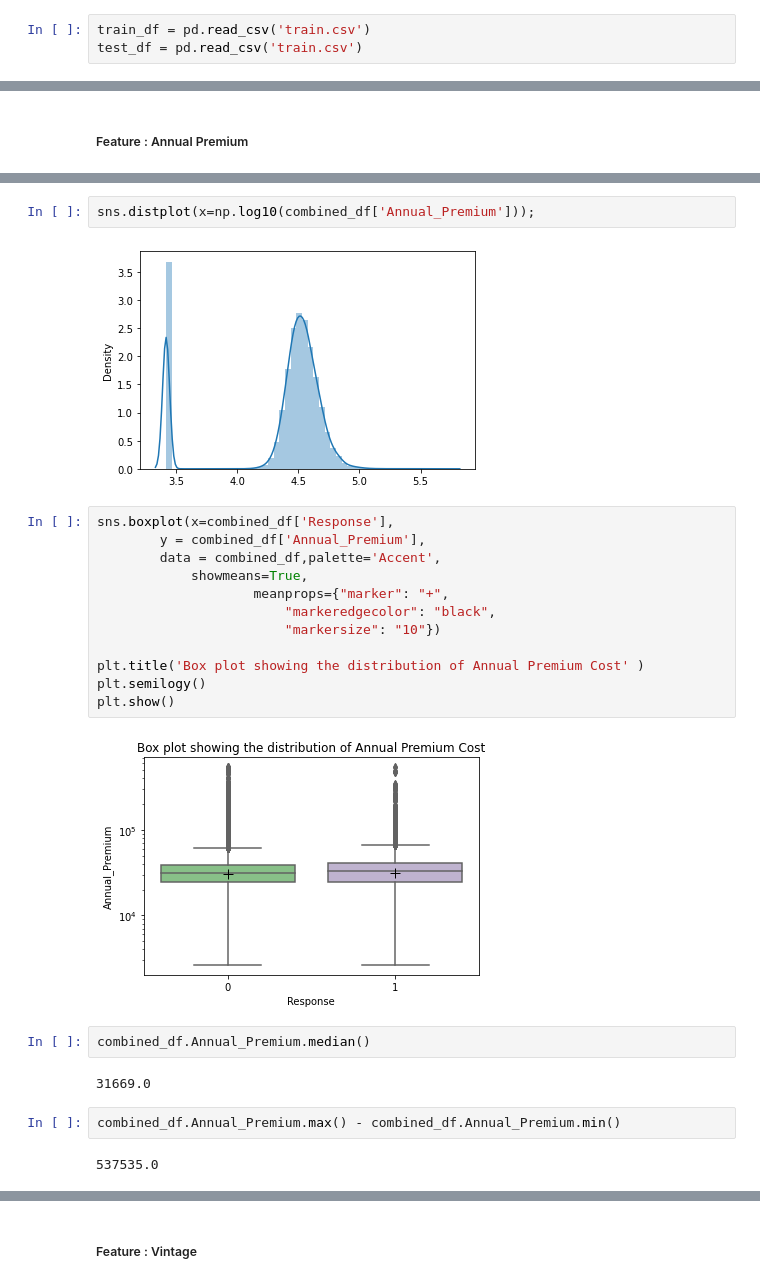
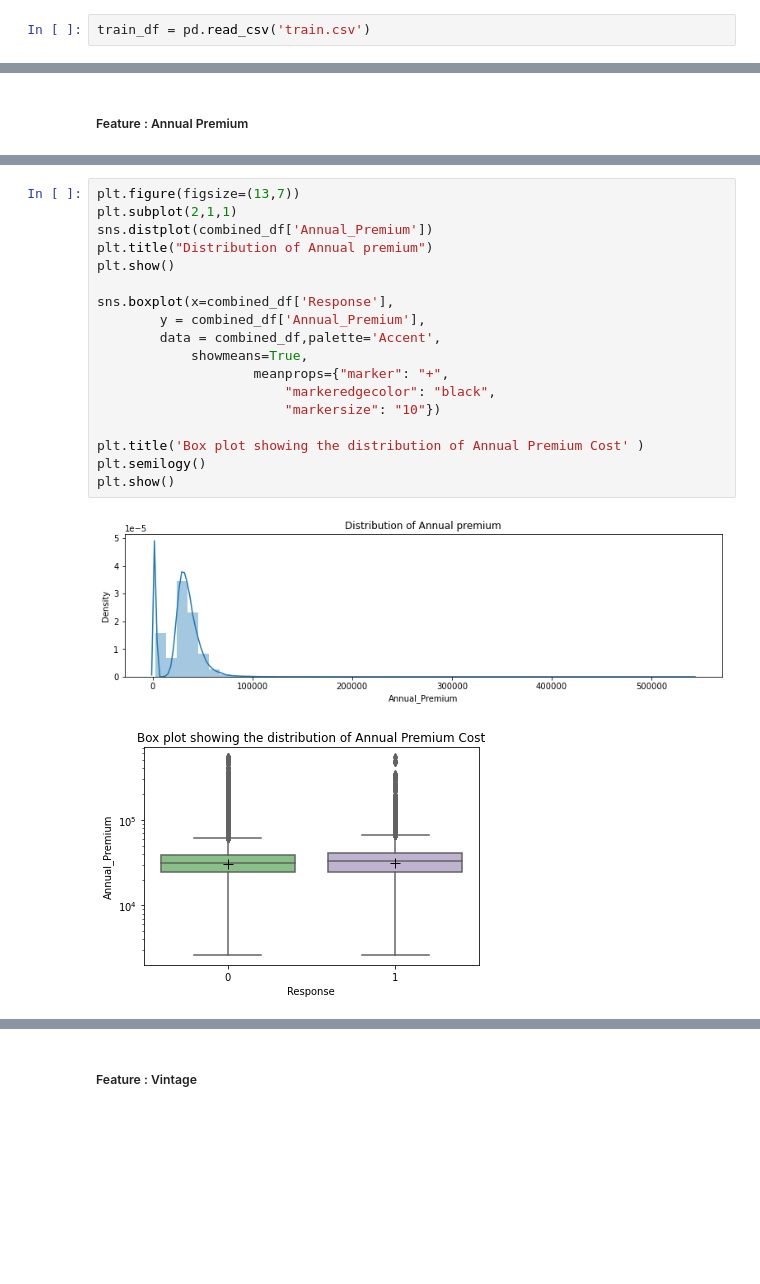
Before and after one commit to williscr/Capstone, a Jupyter notebook: EDA.ipynb, the cells around one changed output, grey strips where cells are left out. Cells and saved outputs as stored; diff of their text form; blank space fills up the shorter version.

```diff
--- a/EDA.ipynb
+++ b/EDA.ipynb
@@ -12,7 +12,6 @@ import seaborn as sns
 #### Load in the dataset
 # %%
 train_df = pd.read_csv('train.csv')
-test_df = pd.read_csv('train.csv')
 # %%
 print(train_df.shape,test_df.shape)
 # %% [output]
@@ -257,27 +246,22 @@ plt.show()
-# %%
-sns.distplot(x=np.log10(combined_df['Annual_Premium']));
-# %% [output]
-[figure, removed]
-# %%
-sns.boxplot(x=combined_df['Response'],
-        y = combined_df['Annual_Premium'],
-        data = combined_df,palette='Accent',
-            showmeans=True,
-                    meanprops={"marker": "+",
-                        "markeredgecolor": "black",
-                        "markersize": "10"})
-
-plt.title('Box plot showing the distribution of Annual Premium Cost' )
-plt.semilogy()
-plt.show()
-# %% [output]
-[figure, removed]
-# %%
-combined_df.Annual_Premium.median()
-# %% [output]
-31669.0
-# %%
-combined_df.Annual_Premium.max() - combined_df.Annual_Premium.min()
-# %% [output]
-537535.0
+# %%
+plt.figure(figsize=(13,7))
+plt.subplot(2,1,1)
+sns.distplot(combined_df['Annual_Premium'])
+plt.title("Distribution of Annual premium")
+plt.show()
+
+sns.boxplot(x=combined_df['Response'],
+        y = combined_df['Annual_Premium'],
+        data = combined_df,palette='Accent',
+            showmeans=True,
+                    meanprops={"marker": "+",
+                        "markeredgecolor": "black",
+                        "markersize": "10"})
+
+plt.title('Box plot showing the distribution of Annual Premium Cost' )
+plt.semilogy()
+plt.show()
+# %% [output]
+[figure, added]
+[figure, added]
 # %%
```
Also changed, not shown: parts of 66 cells of this notebook, 8 other files.
